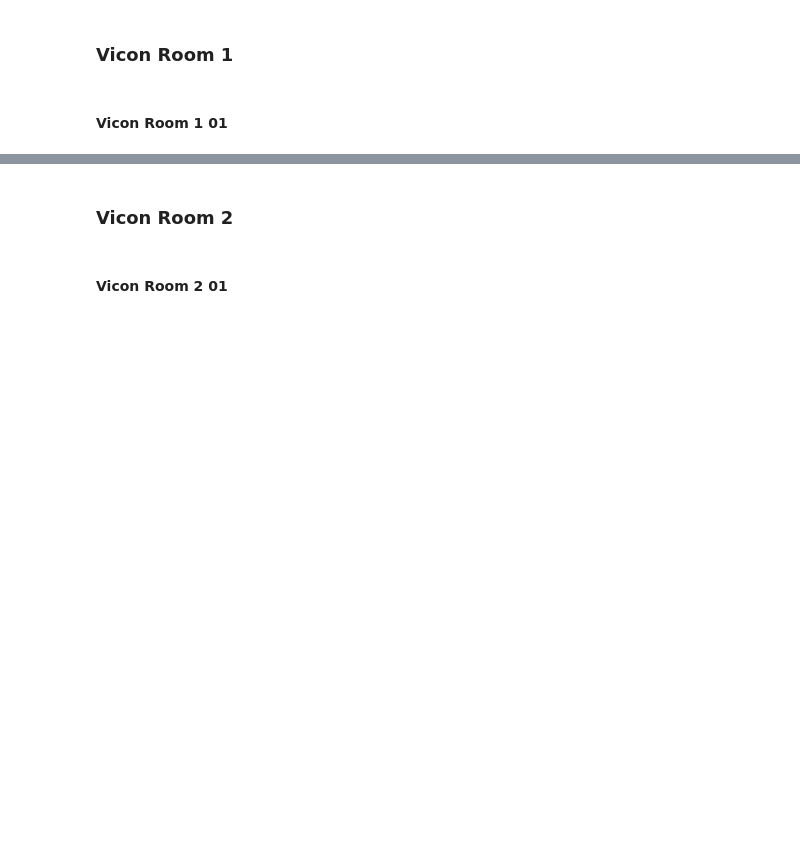
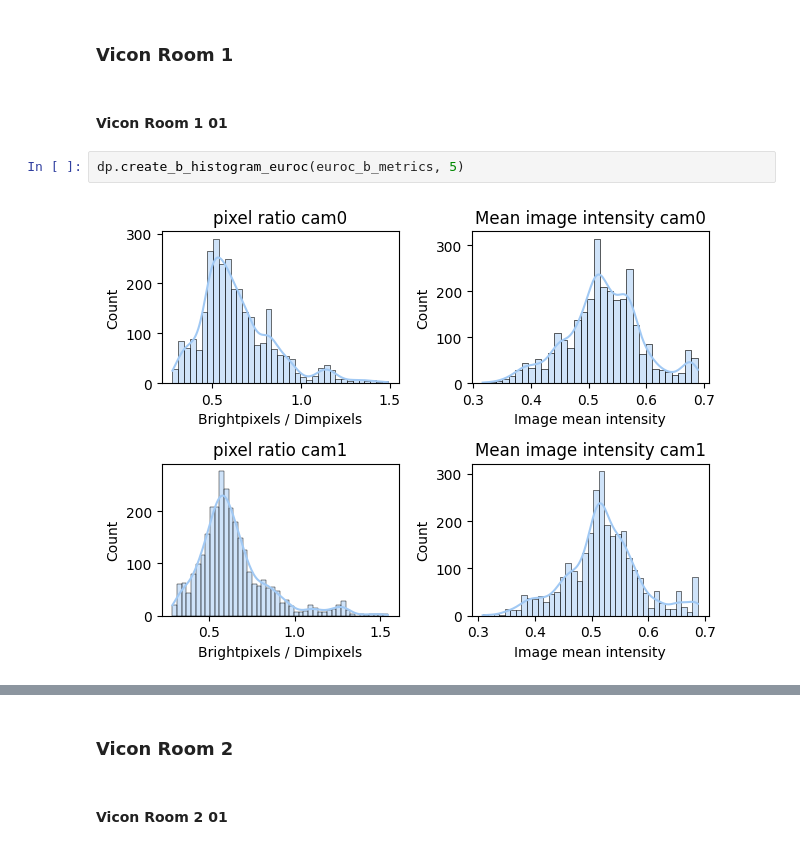
Before and after one commit to tobsthetobs/bsc-dataset-metrics, a Jupyter notebook: deployed/deployed.ipynb, the cells around one changed output, grey strips where cells are left out. Drawn from its saved outputs; the diff is of its cells as text; blank space fills up the shorter version.

```diff
--- a/deployed/deployed.ipynb
+++ b/deployed/deployed.ipynb
@@ -92,3 +131,7 @@ Largest delta: (pixel ratio, mean)  [0.8844428205723737, 0.3705512583255768]
 ### Vicon Room 1
 # %% [markdown]
 #### Vicon Room 1 01
+# %%
+dp.create_b_histogram_euroc(euroc_b_metrics, 5)
+# %% [output]
+[figure, added]
```
Also changed, not shown: parts of 36 cells of this notebook, 1 other file.
